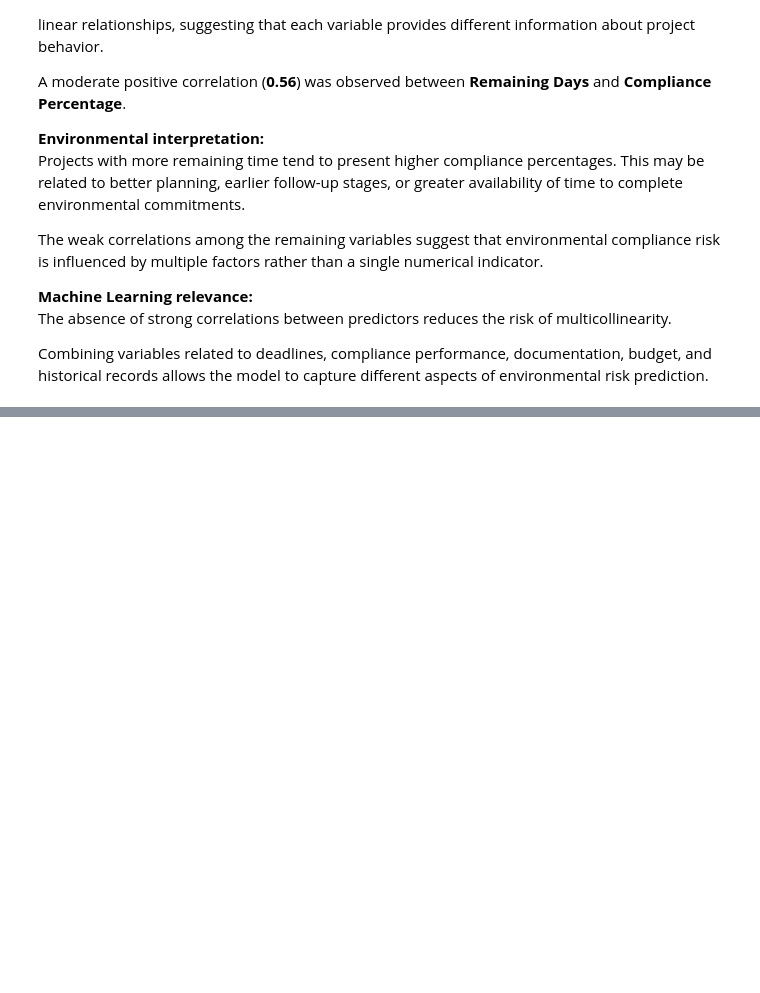
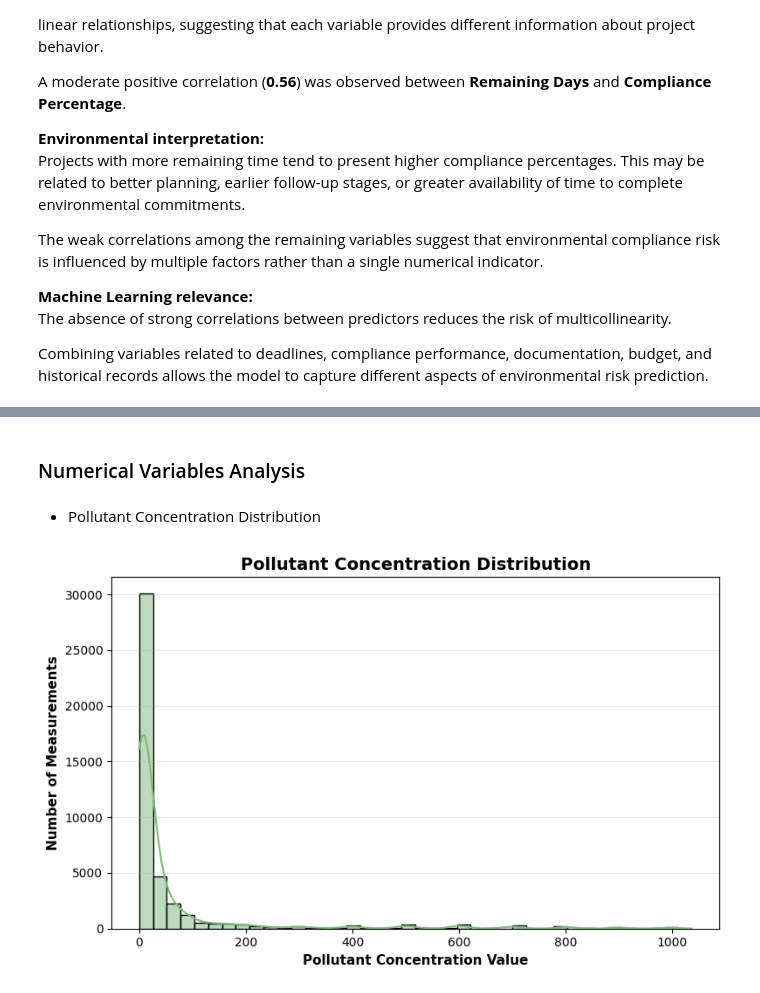
Before and after one commit to MakarenaAmpuero/Environmental_Risk_Prediction, a Jupyter notebook: notebooks/EDA_environmental_compliance.ipynb, the cells around one changed output, grey strips where cells are left out. Cells and saved outputs as stored; diff of their text form; code cells hidden in the pictures; blank space fills up the shorter version.

Commit message:
Complete EDA analysis and dataset selection

```diff
--- a/notebooks/EDA_environmental_compliance.ipynb
+++ b/notebooks/EDA_environmental_compliance.ipynb
@@ -1252,0 +1745,68 @@ The main challenges identified for the next stages are:
+# %% [markdown]
+### Numerical Variables Analysis
+# %% [markdown]
+- Pollutant Concentration Distribution
+# %%
+# Pollutant concentration distribution analysis without extreme outliers
+
+filtered_values = (
+    clean_openaq[
+        clean_openaq["Value"]
+        <= clean_openaq["Value"].quantile(0.99)
+    ]
+)
+
+
+fig, ax = plt.subplots(
+    figsize=(8, 5)
+)
+
+
+sns.histplot(
+    data=filtered_values,
+    x="Value",
+    bins=40,
+    kde=True,
+    color="#7FB77E",
+    ax=ax
+)
+
+
+ax.set_title(
+    "Pollutant Concentration Distribution",
+    fontsize=14,
+    fontweight="bold"
+)
+
+
+ax.set_xlabel(
+    "Pollutant Concentration Value",
+    fontsize=11,
+    fontweight="bold"
+)
+
+
+ax.set_ylabel(
+    "Number of Measurements",
+    fontsize=11,
+    fontweight="bold"
+)
+
+
+ax.tick_params(
+    axis="both",
+    labelsize=10
+)
+
+
+ax.grid(
+    axis="y",
+    alpha=0.3
+)
+
+
+plt.tight_layout()
+
+plt.show()
+# %% [output]
+[figure, added]
```
Also changed, not shown: parts of 193 cells of this notebook.
